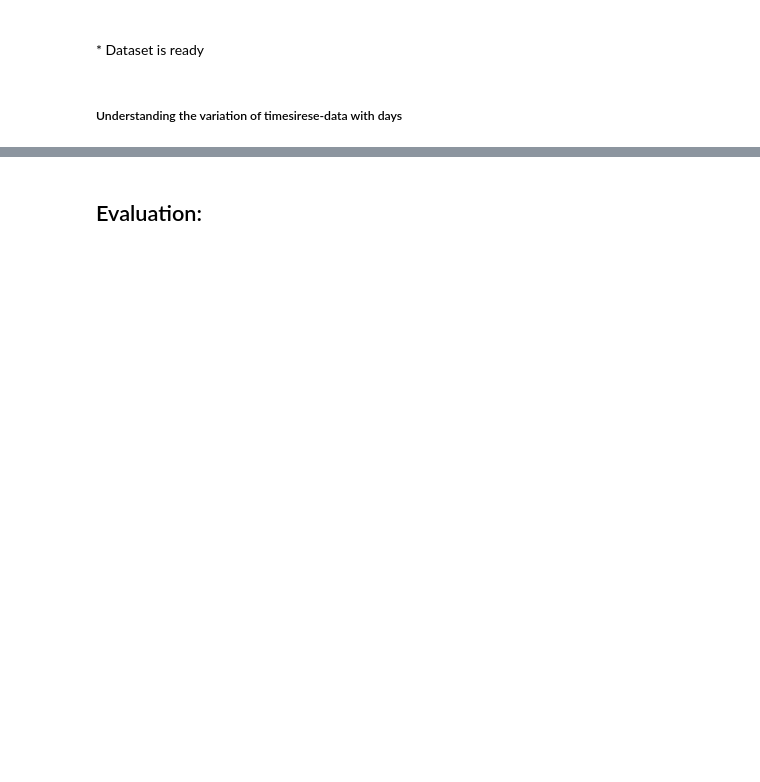
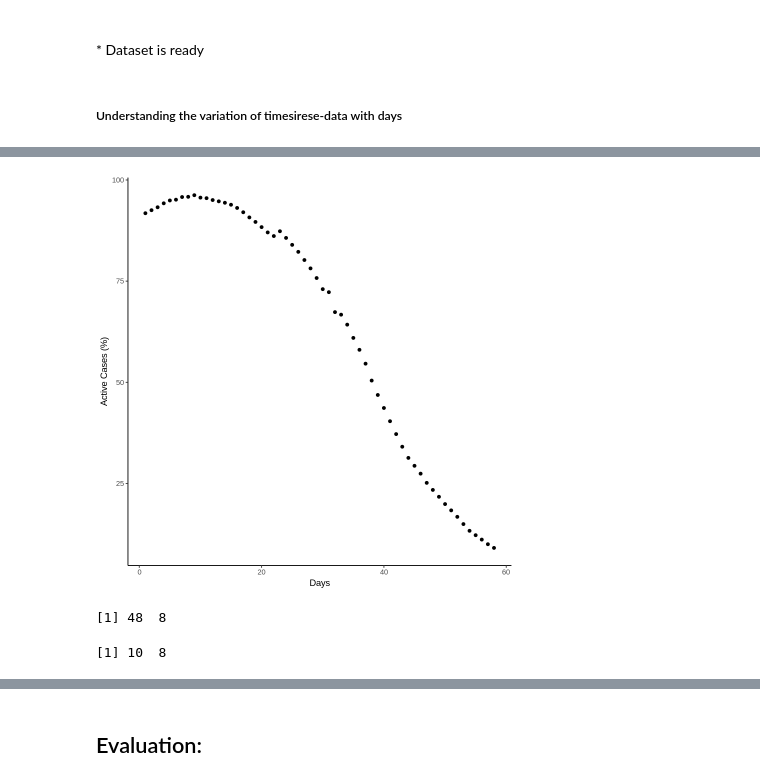
Before and after one commit to ravi-prakash1907/A-tracking-of-COVID-19, a Jupyter notebook: COVID-19/Notebooks/syllabus/Primary Documentation.ipynb, the cells around one changed output, grey strips where cells are left out. Cells and saved outputs as stored; diff of their text form; code cells hidden in the pictures; blank space fills up the shorter version.

```diff
--- a/COVID-19/Notebooks/syllabus/Primary Documentation.ipynb
+++ b/COVID-19/Notebooks/syllabus/Primary Documentation.ipynb
@@ -1139,8 +1257,3 @@ head(region)
 <br />* Dataset is ready
 # %% [markdown]
 ##### Understanding the variation of timesirese-data with days
-# %%
-# Day vs %Closed Cases
-region.scatter.plot <- ggplot(region, aes(x = region$Day, y = region$percent_active)) +
-                        geom_point()
-region.scatter.plot
@@ -1270,0 +1260,4 @@ Warning message in FUN(X[[i]], ...):
+# %%
+# Begining the work from model creation
+# setting the theme
+theme_set(theme_classic())
@@ -1270,0 +1408,11 @@ Warning message in FUN(X[[i]], ...):
+# %%
+# Visualizing the available data as a scatter plot to see how the Active Cases(%) in China has varied over days, since 22nd January, 2020
+
+# Day vs Active Cases(%)
+region.scatter.plot <- ggplot(region, aes(x = region$Day, y = region$percent_active)) +
+                        geom_point() +
+                        labs( x = "Days", y = "Active Cases (%)")
+
+region.scatter.plot
+# %% [output]
+[figure, added]
@@ -1270,0 +1425,15 @@ Warning message in FUN(X[[i]], ...):
+# %%
+set.seed(20) # generages same set of random sample every time
+
+training.samples <- region$Day %>%
+  createDataPartition(p = 0.8, list = FALSE)
+
+train.data  <- region[training.samples, ]
+test.data <- region[-training.samples, ]
+
+# Dimentions of the splitted datasets
+dim(train.data)
+dim(test.data)
+# %% [output]
+[1] 48  8
+[1] 10  8
```
Also changed, not shown: parts of 135 cells of this notebook, 1 other file.
